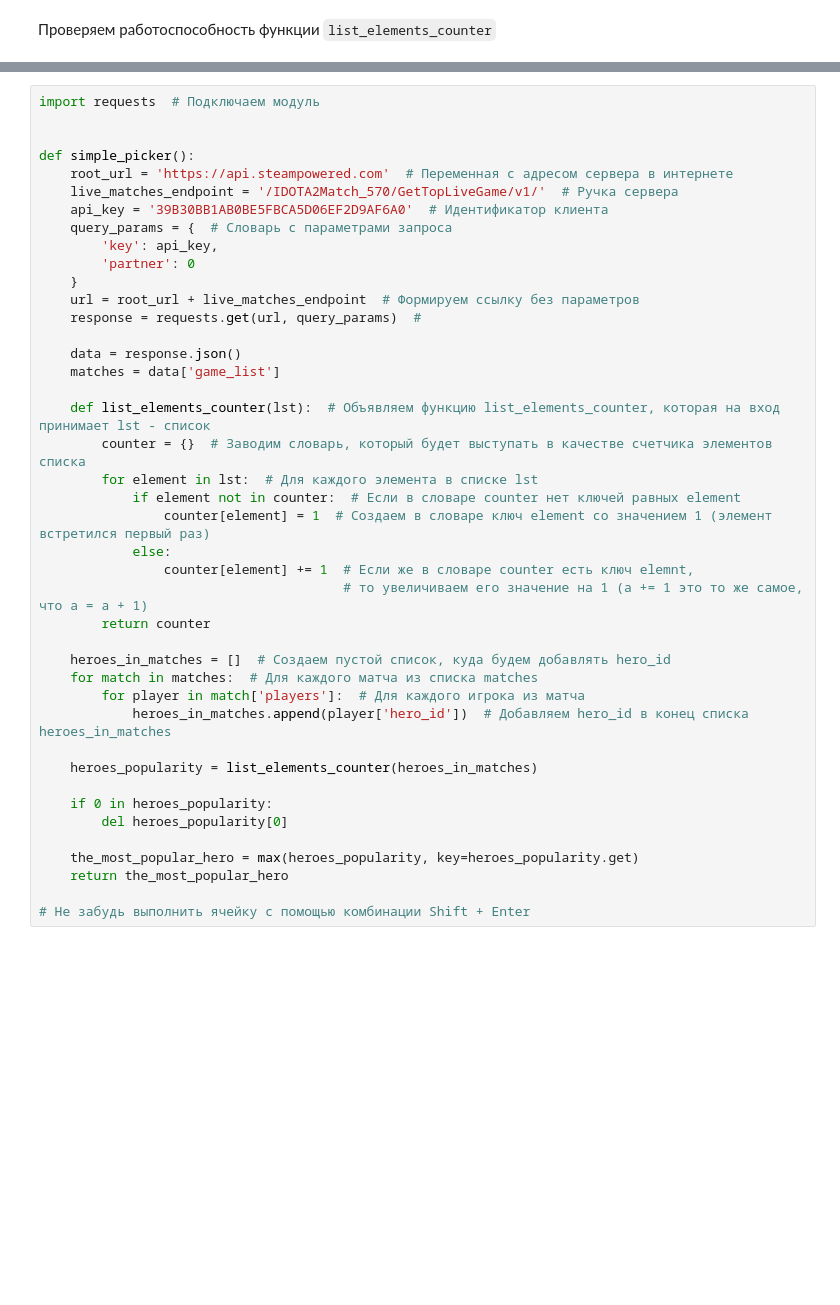
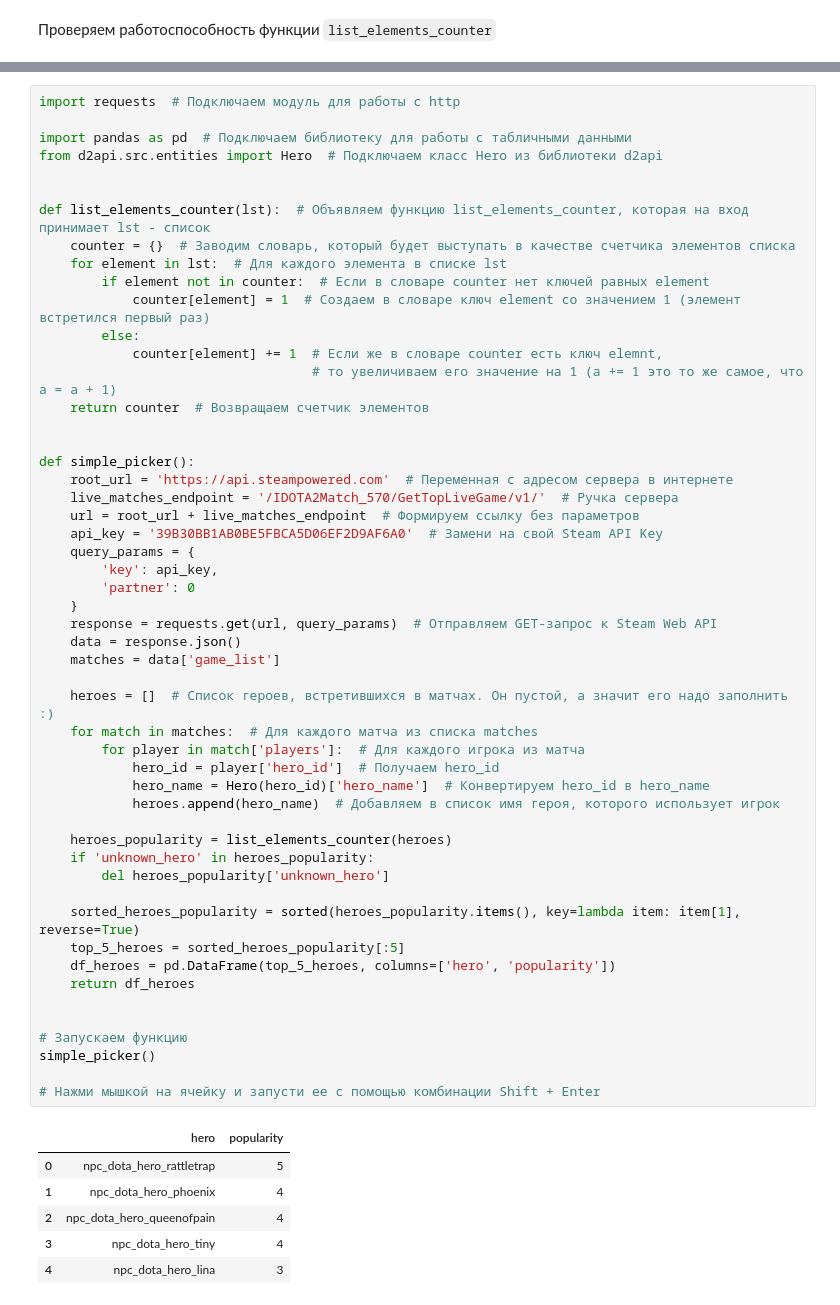
Before and after one commit to arch1baald/solomid, a Jupyter notebook: Picker.ipynb, the cells around one changed output, grey strips where cells are left out. Drawn from its saved outputs; the diff is of its cells as text; blank space fills up the shorter version.

Commit message:
Simple picker update

```diff
--- a/Picker.ipynb
+++ b/Picker.ipynb
@@ -304,42 +377,59 @@ print(the_most_popular_hero)
 # %%
-import requests  # Подключаем модуль
+import requests  # Подключаем модуль для работы с http
+
+import pandas as pd  # Подключаем библиотеку для работы с табличными данными
+from d2api.src.entities import Hero  # Подключаем класс Hero из библиотеки d2api
+
+
+def list_elements_counter(lst):  # Объявляем функцию list_elements_counter, которая на вход принимает lst - список
+    counter = {}  # Заводим словарь, который будет выступать в качестве счетчика элементов списка
+    for element in lst:  # Для каждого элемента в списке lst
+        if element not in counter:  # Если в словаре counter нет ключей равных element
+            counter[element] = 1  # Создаем в словаре ключ element со значением 1 (элемент встретился первый раз)
+        else:
+            counter[element] += 1  # Если же в словаре counter есть ключ elemnt,
+                                   # то увеличиваем его значение на 1 (a += 1 это то же самое, что a = a + 1)
+    return counter  # Возвращаем счетчик элементов
 
 
 def simple_picker():
     root_url = 'https://api.steampowered.com'  # Переменная с адресом сервера в интернете
     live_matches_endpoint = '/IDOTA2Match_570/GetTopLiveGame/v1/'  # Ручка сервера
-    api_key = '39B30BB1AB0BE5FBCA5D06EF2D9AF6A0'  # Идентификатор клиента
-    query_params = {  # Словарь с параметрами запроса
+    url = root_url + live_matches_endpoint  # Формируем ссылку без параметров
+    api_key = '39B30BB1AB0BE5FBCA5D06EF2D9AF6A0'  # Замени на свой Steam API Key
+    query_params = {
         'key': api_key,
         'partner': 0
     }
-    url = root_url + live_matches_endpoint  # Формируем ссылку без параметров
-    response = requests.get(url, query_params)  #
-
+    response = requests.get(url, query_params)  # Отправляем GET-запрос к Steam Web API
     data = response.json()
     matches = data['game_list']
 
-    def list_elements_counter(lst):  # Объявляем функцию list_elements_counter, которая на вход принимает lst - список
-        counter = {}  # Заводим словарь, который будет выступать в качестве счетчика элементов списка
-        for element in lst:  # Для каждого элемента в списке lst
-            if element not in counter:  # Если в словаре counter нет ключей равных element
-                counter[element] = 1  # Создаем в словаре ключ element со значением 1 (элемент встретился первый раз)
-            else:
-                counter[element] += 1  # Если же в словаре counter есть ключ elemnt,
-                                       # то увеличиваем его значение на 1 (a += 1 это то же самое, что a = a + 1)
-        return counter
-
-    heroes_in_matches = []  # Создаем пустой список, куда будем добавлять hero_id
+    heroes = []  # Список героев, встретившихся в матчах. Он пустой, а значит его надо заполнить :)
     for match in matches:  # Для каждого матча из списка matches
         for player in match['players']:  # Для каждого игрока из матча
-            heroes_in_matches.append(player['hero_id'])  # Добавляем hero_id в конец списка heroes_in_matches
+            hero_id = player['hero_id']  # Получаем hero_id
+            hero_name = Hero(hero_id)['hero_name']  # Конвертируем hero_id в hero_name
+            heroes.append(hero_name)  # Добавляем в список имя героя, которого использует игрок
 
-    heroes_popularity = list_elements_counter(heroes_in_matches)
+    heroes_popularity = list_elements_counter(heroes)
+    if 'unknown_hero' in heroes_popularity:
+        del heroes_popularity['unknown_hero']
 
-    if 0 in heroes_popularity:
-        del heroes_popularity[0]
+    sorted_heroes_popularity = sorted(heroes_popularity.items(), key=lambda item: item[1], reverse=True)
+    top_5_heroes = sorted_heroes_popularity[:5]
+    df_heroes = pd.DataFrame(top_5_heroes, columns=['hero', 'popularity'])
+    return df_heroes
 
-    the_most_popular_hero = max(heroes_popularity, key=heroes_popularity.get)
-    return the_most_popular_hero
 
-# Не забудь выполнить ячейку с помощью комбинации Shift + Enter
+# Запускаем функцию
+simple_picker()
+
+# Нажми мышкой на ячейку и запусти ее с помощью комбинации Shift + Enter
+# %% [output]
+|  | hero | popularity |
+| 0 | npc_dota_hero_rattletrap | 5 |
+| 1 | npc_dota_hero_phoenix | 4 |
+| 2 | npc_dota_hero_queenofpain | 4 |
+| 3 | npc_dota_hero_tiny | 4 |
+| 4 | npc_dota_hero_lina | 3 |
```
Also changed, not shown: parts of 126 cells of this notebook, 3 other files.
